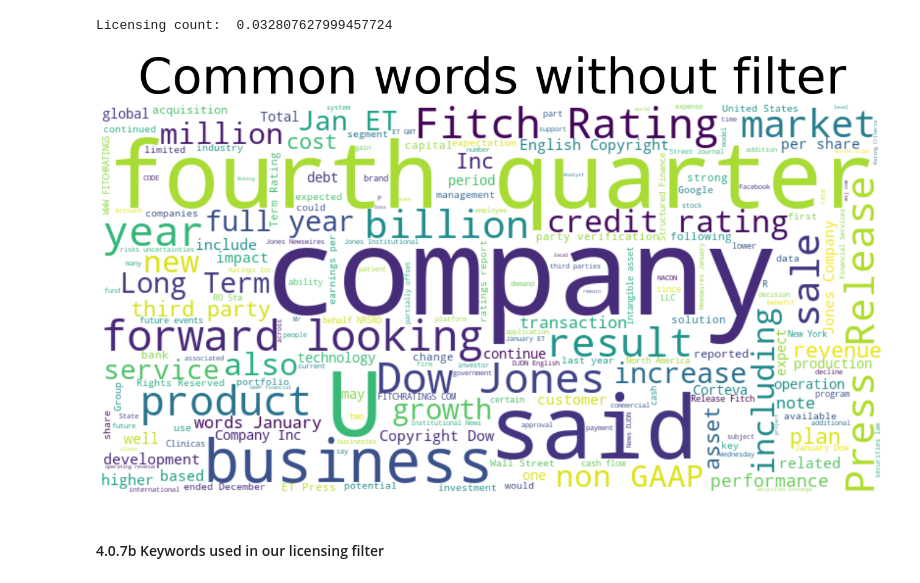
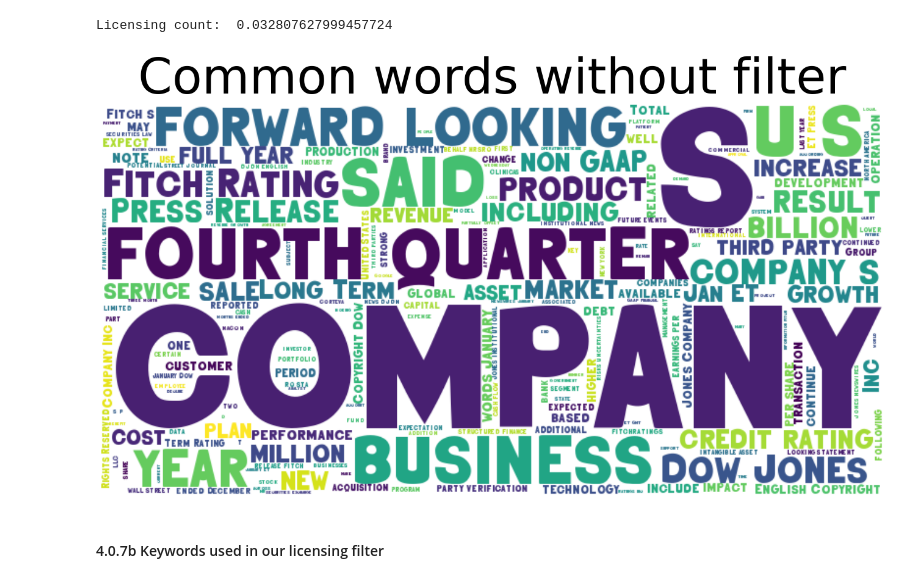
Before and after one commit to katsof/probable-sniffle-NLP, a Jupyter notebook: 8389_s_mobley_final_code.ipynb, the cells around one changed output. Saved outputs shown, nothing was run; the diff lists cells and outputs as text; code cells hidden in the pictures.

```diff
--- a/8389_s_mobley_final_code.ipynb
+++ b/8389_s_mobley_final_code.ipynb
@@ -216,17 +216,24 @@ Licensing count:  0.032807627999457724
 # %%
 
 
+from PIL import Image
+
+
 words = df['Content']
+mask = np.array(Image.open('bbbb.jpeg'))
+font_path = 'midnight_8/Midnight.ttf'
 mostcommon = FreqDist(words).most_common(100)
-wordcloud = WordCloud(stopwords = stopwords,width=800, height=400, background_color='white').generate(str(mostcommon))
+#wordcloud = WordCloud(stopwords = stopwords,width=800, height=400, background_color='white').generate(str(mostcommon))
+wordcloud = WordCloud(background_color='white',font_path = font_path,random_state=42, width=800,
+               height=400).generate(str(mostcommon))
 fig = plt.figure(figsize=(30,10), facecolor='white')
 plt.imshow(wordcloud, interpolation="bilinear")
 plt.axis('off')
 plt.title('Common words without filter', fontsize=80)
 plt.tight_layout(pad=0)
 plt.show()
 # %% [output]
-[figure, old version]
+[figure, new version]
 # %% [markdown]
 #### 4.0.7b Keywords used in our licensing filter
 # %% [markdown]
```
Also changed, not shown: parts of 1 cell of this notebook.
